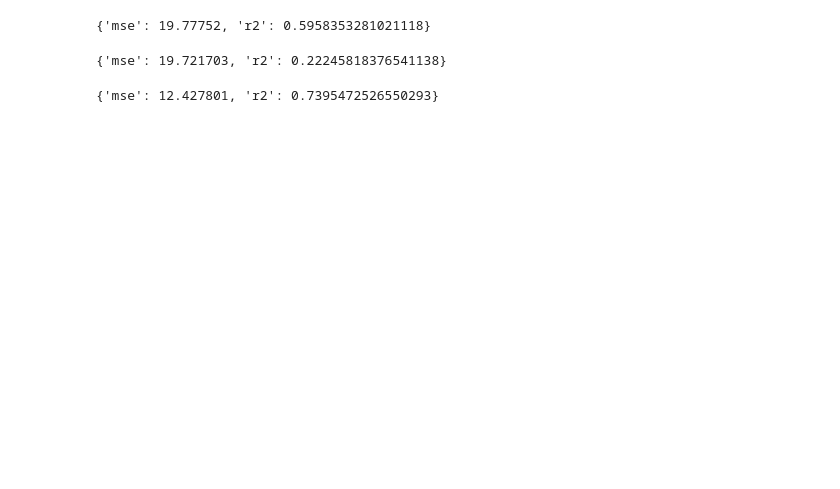
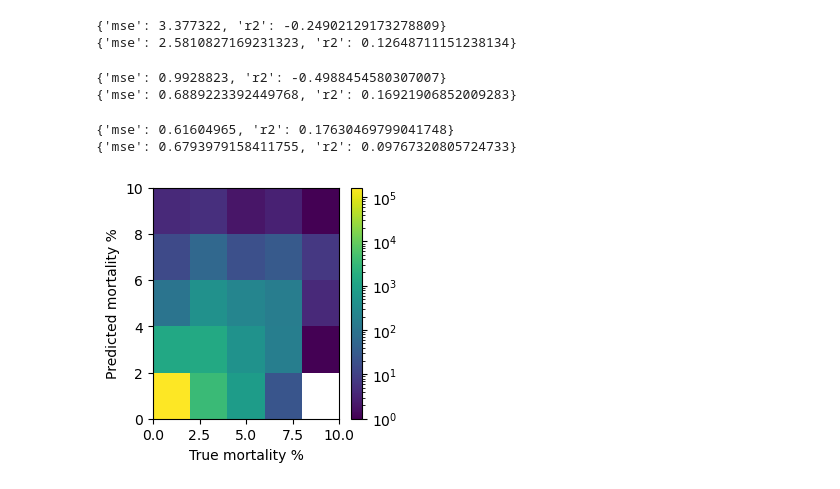
Before and after one commit to s-kganz/ForestLST, a Jupyter notebook: notebooks/rf.ipynb, the cells around one changed output. Saved outputs shown, nothing was run; the diff lists cells and outputs as text; code cells hidden in the pictures; blank space fills up the shorter version.

```diff
--- a/notebooks/rf.ipynb
+++ b/notebooks/rf.ipynb
@@ -59,11 +80,13 @@ train_years = years[16:]
 valid_years = years[:8]
 test_years = years[8:16]
 
-df_train = df[df.time.isin(train_years)]
-df_valid = df[df.time.isin(valid_years)]
+#df_train = df[df.time.isin(train_years)]
+#df_valid = df[df.time.isin(valid_years)]
 df_test  = df[df.time.isin(test_years)]
+df_train_valid = df[~df.time.isin(test_years)]
+df_train, df_valid = train_test_split(df_train_valid, train_size=0.7, test_size=0.3)
 
-exclude = ["time", "y", "x"]
+exclude = ["time", "y", "x", "mortality_average"]
 
 df_train = df_train.drop(columns=exclude)
 df_valid = df_valid.drop(columns=exclude)
@@ -145,12 +206,21 @@ def get_naive_error(ds, target):
 # %%
-get_naive_error(ds.sel(time=train_years), "mort_ewma")
+print(get_lastobs_error(ds.sel(time=train_years), "mortality"))
+print(get_time_average_error(ds.sel(time=train_years), "mortality"))
 # %% [output]
-{'mse': 19.77752, 'r2': 0.5958353281021118}
+{'mse': 3.377322, 'r2': -0.24902129173278809}
+{'mse': 2.5810827169231323, 'r2': 0.12648711151238134}
 # %%
-get_naive_error(ds.sel(time=valid_years), "mort_ewma")
+print(get_lastobs_error(ds.sel(time=valid_years), "mortality"))
+print(get_time_average_error(ds.sel(time=valid_years), "mortality"))
 # %% [output]
-{'mse': 19.721703, 'r2': 0.22245818376541138}
+{'mse': 0.9928823, 'r2': -0.4988454580307007}
+{'mse': 0.6889223392449768, 'r2': 0.16921906852009283}
 # %%
-get_naive_error(ds.sel(time=test_years), "mort_ewma")
+print(get_lastobs_error(ds.sel(time=test_years), "mortality"))
+print(get_time_average_error(ds.sel(time=test_years), "mortality"))
 # %% [output]
-{'mse': 12.427801, 'r2': 0.7395472526550293}
+{'mse': 0.61604965, 'r2': 0.17630469799041748}
+{'mse': 0.6793979158411755, 'r2': 0.09767320805724733}
+# %%
+X, y = split_xy(df_valid, "mort_nextyear")
+y_hat_valid = m.predict(X)
@@ -156,0 +242,20 @@ get_naive_error(ds.sel(time=test_years), "mort_ewma")
+# %%
+from matplotlib.colors import LogNorm
+
+def one_to_one_plot2(x, y, ax=None):
+    if ax is None:
+        _, ax = plt.subplots()
+    Z, xedges, yedges = np.histogram2d(x, y, bins=50, range=[[0, 100], [0, 100]])
+    cm = ax.pcolormesh(xedges, yedges, Z.T, norm=LogNorm())
+    return cm, ax
+
+fig, ax = plt.subplots(figsize=(3, 3))
+cm, _ = one_to_one_plot2(y, y_hat_valid, ax=ax)
+ax.set_xlabel("True mortality %")
+ax.set_ylabel("Predicted mortality %")
+ax.set_xlim(0, 10)
+ax.set_ylim(0, 10)
+fig.colorbar(cm, ax=ax)
+plt.show()
+# %% [output]
+[figure, added]
```
Also changed, not shown: parts of 14 cells of this notebook.
